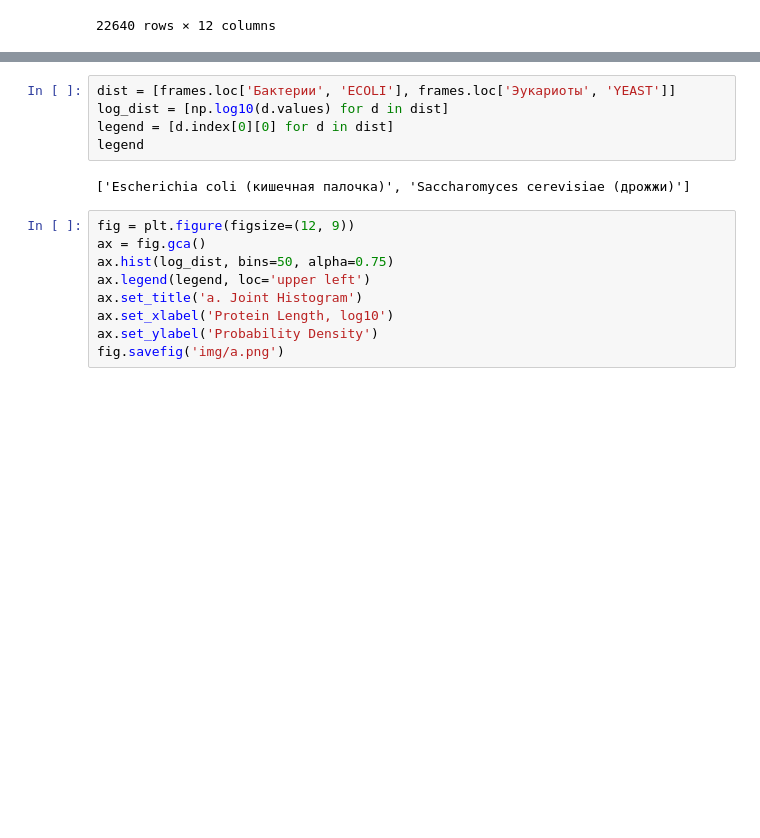
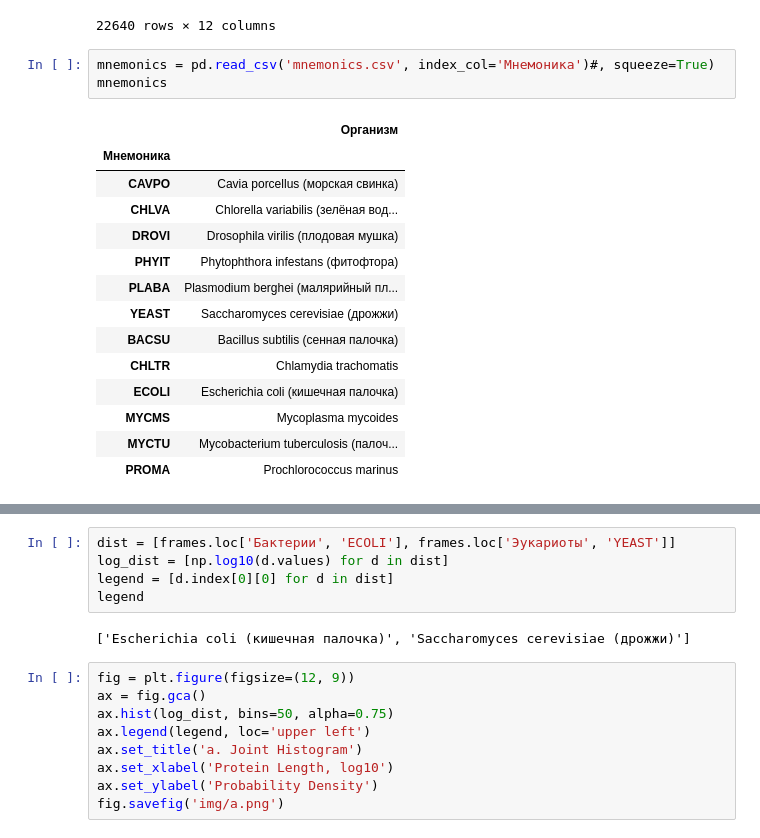
Before and after one commit to pandov/ApplStat_HW, a Jupyter notebook: main.ipynb, the cells around one changed output, grey strips where cells are left out. Drawn from its saved outputs; the diff is of its cells as text; blank space fills up the shorter version.

```diff
--- a/main.ipynb
+++ b/main.ipynb
@@ -23,6 +23,24 @@ sheets
 | Эукариоты | W0UVH0_CAVPO | 187.0 | NaN | NaN | NaN | NaN | NaN | NaN | NaN | NaN | NaN | ... |
 | Эукариоты | W8W3G8_CAVPO | 309.0 | NaN | NaN | NaN | NaN | NaN | NaN | NaN | NaN | NaN | ... |
 22640 rows × 12 columns
+# %%
+mnemonics = pd.read_csv('mnemonics.csv', index_col='Мнемоника')#, squeeze=True)
+mnemonics
+# %% [output]
+|  | Организм |
+| Мнемоника |  |
+| CAVPO | Cavia porcellus (морская свинка) |
+| CHLVA | Chlorella variabilis (зелёная вод... |
+| DROVI | Drosophila virilis (плодовая мушка) |
+| PHYIT | Phytophthora infestans (фитофтора) |
+| PLABA | Plasmodium berghei (малярийный пл... |
+| YEAST | Saccharomyces cerevisiae (дрожжи) |
+| BACSU | Bacillus subtilis (сенная палочка) |
+| CHLTR | Chlamydia trachomatis |
+| ECOLI | Escherichia coli (кишечная палочка) |
+| MYCMS | Mycoplasma mycoides |
+| MYCTU | Mycobacterium tuberculosis (палоч... |
+| PROMA | Prochlorococcus marinus |
 # %%
 frames = list()
 
```
Also changed, not shown: parts of 1 cell of this notebook.
